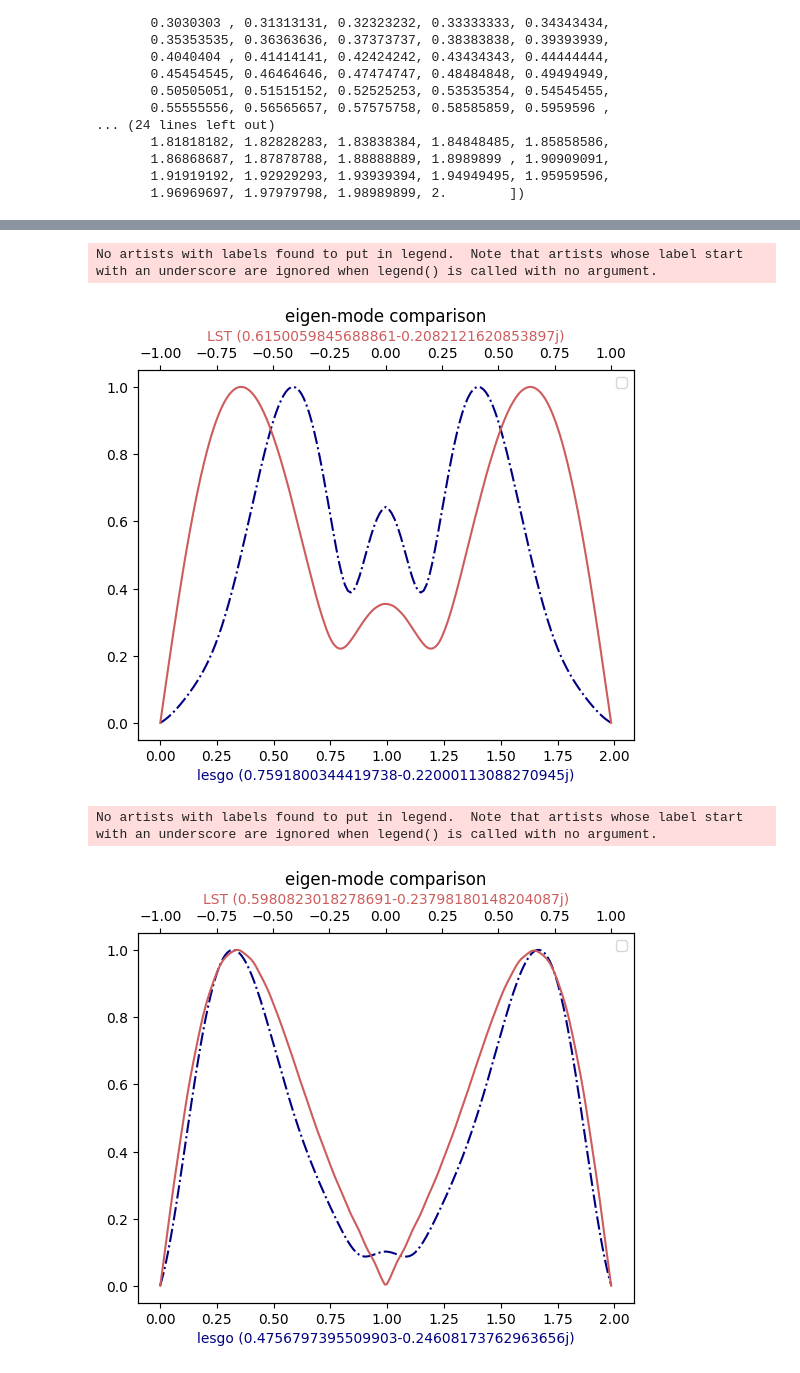
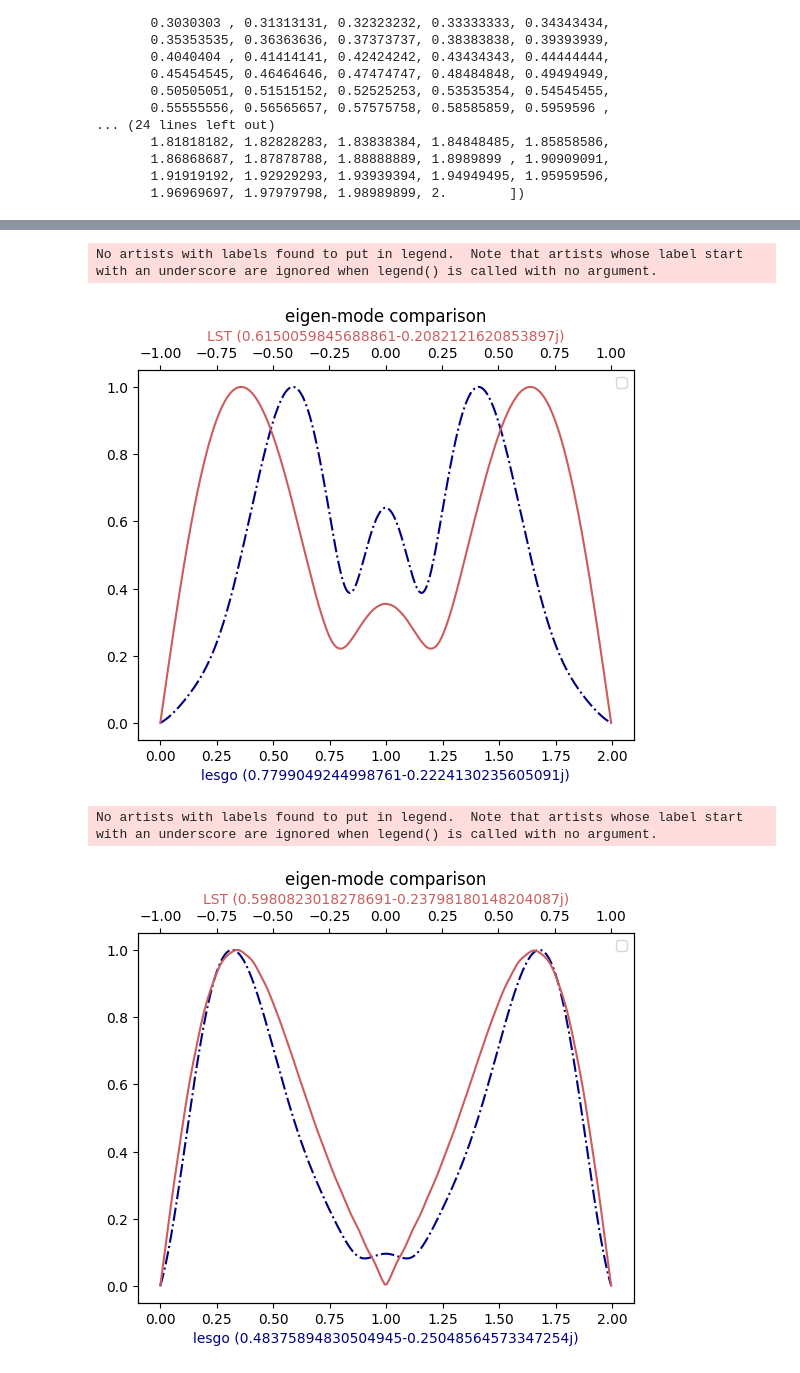
Before and after one commit to Advanced-Data-Assimilation/adjoint-enhanced-lesgo, a Jupyter notebook: _sources/notebooks/cases/LST/LST.ipynb, the cells around one changed output, grey strips where cells are left out. Drawn from its saved outputs; the diff is of its cells as text; code cells hidden in the pictures.

```diff
--- a/_sources/notebooks/cases/LST/LST.ipynb
+++ b/_sources/notebooks/cases/LST/LST.ipynb
@@ -12,7 +12,7 @@ date_marker = datetime.today().strftime('%Y_%m_%d')
 # %%
 root_dir = '/home/zyou6474/Projects/lesgo_adjoint_tutorial_bundle/tests/6_LST'
 
-dims = [16, 16, 128]
+dims = [64, 16, 512]
 domain = [2*np.pi, np.pi, 1]
 
 ldata = lesgo_data(domain, dims, root_dir, ntheta=3)
@@ -208,5 +211,5 @@ fig.savefig('./imgs/omega.png',  bbox_inches='tight')
 # %%
-lesgo_indset = [68, 67, 69]
+lesgo_indset = [215, 216, 214]
 lst_indset = [119, 144, 120]
 
 
@@ -316,5 +319,5 @@ No artists with labels found to put in legend.  Note that artists whose label st
 # %%
-ind = 69
+ind = 216
 LST_ind = 120
 fig, ax = plt.subplots()
 ax1 = ax.twiny()
@@ -330,22 +333,22 @@ ax.legend()
 fig.savefig('./imgs/three_wave.png', bbox_inches='tight')
 # %% [output]
 No artists with labels found to put in legend.  Note that artists whose label start with an underscore are ignored when legend() is called with no argument.
-[figure, old version]
+[figure, new version]
 # %%
-ind = 67
+ind = 214
 LST_ind = 144
 fig, ax = plt.subplots()
 ax1 = ax.twiny()
 # ax.plot(zc, eigv[:, ind], color='navy', linestyle='-.')
 plot_sym(ax, zc, np.abs(eigv[:, ind])/np.max(np.abs(eigv[:, ind])), color='navy', linestyle='-.')
 ax.set_xlabel(f'lesgo {lst[ind]}', color='navy')
 
 ax1.plot(y_phys, np.abs(mat_data['Temperature'][:, LST_ind])/np.max(np.abs(mat_data['Temperature'][:, LST_ind])), color='indianred',)
 ax1.set_xlabel(f'LST %s' % str(mat_data['omega'][LST_ind, 0]), color='indianred')
 
 ax.set_title('eigen-mode comparison')
 ax.legend()
 fig.savefig('./imgs/two_wave.png', bbox_inches='tight')
 # %% [output]
 No artists with labels found to put in legend.  Note that artists whose label start with an underscore are ignored when legend() is called with no argument.
-[figure, old version]
+[figure, new version]
```
Also changed, not shown: parts of 11 cells of this notebook, 16 other files.
